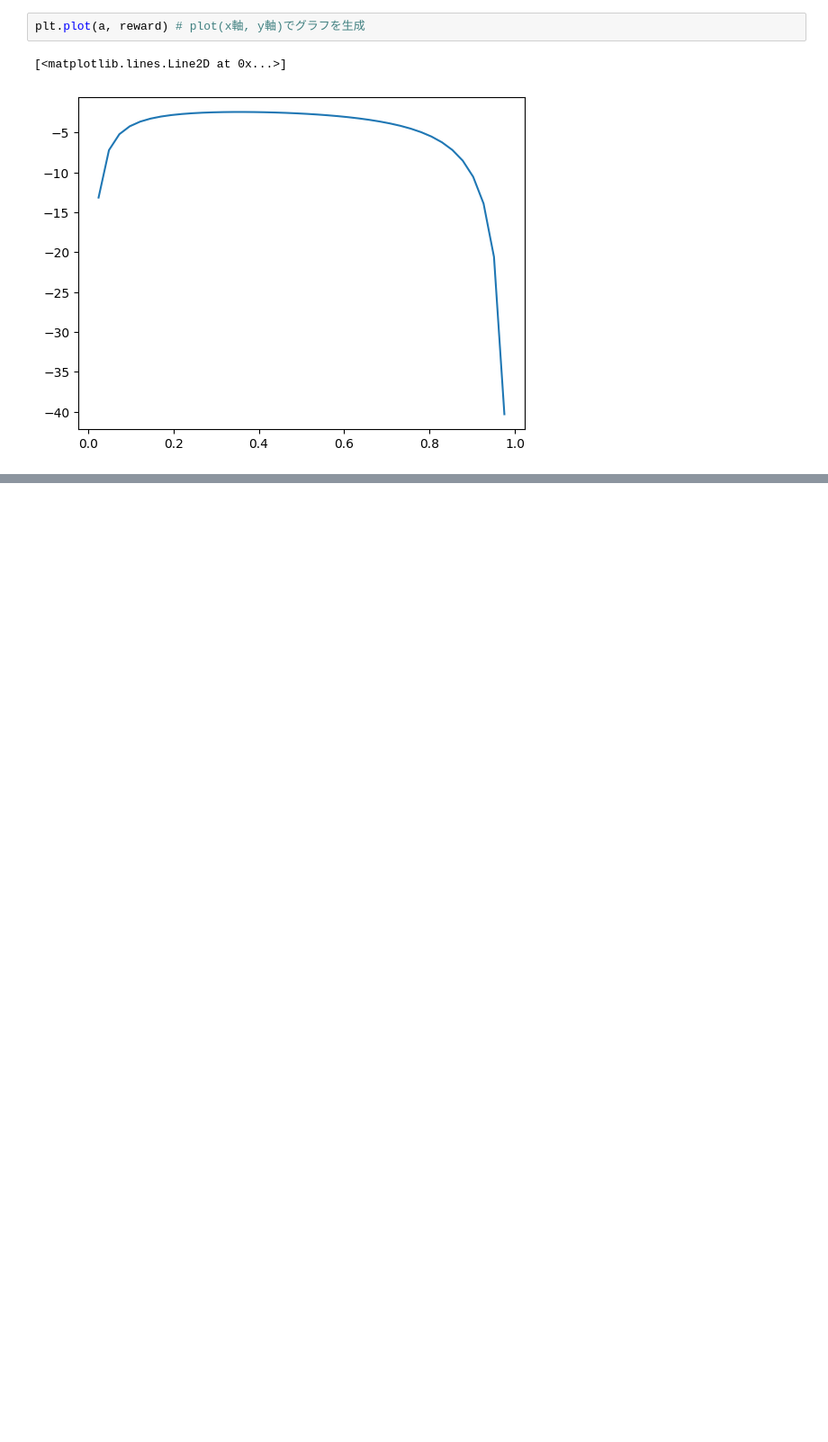
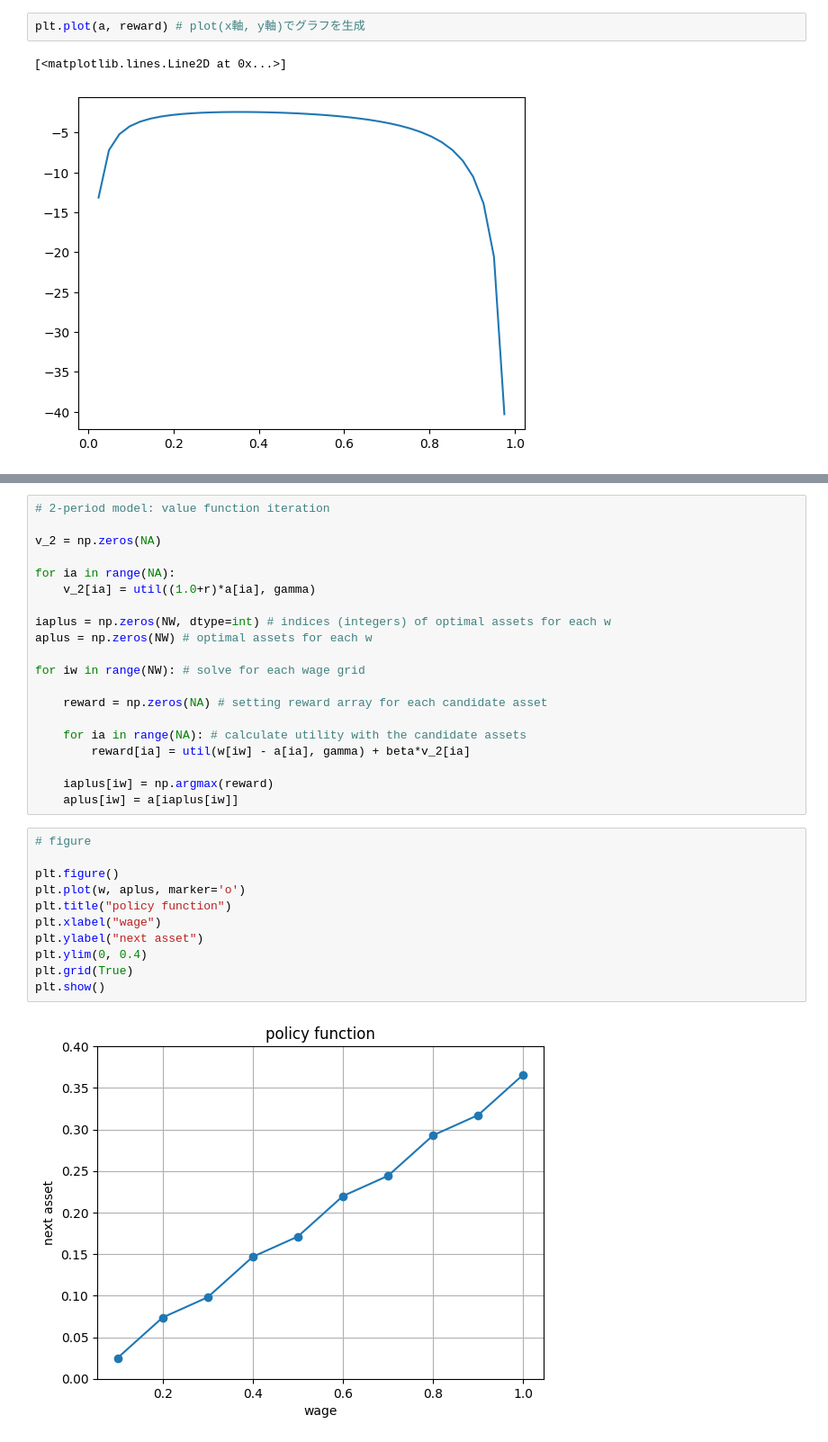
Before and after one commit to Katsushi-Nakanishi/quant-macro, a Jupyter notebook: AssetFunction_gridsearch.ipynb, the cells around one changed output, grey strips where cells are left out. Shown at 90% size. Drawn from its saved outputs; the diff is of its cells as text; blank space fills up the shorter version.

```diff
--- a/AssetFunction_gridsearch.ipynb
+++ b/AssetFunction_gridsearch.ipynb
@@ -61,0 +91,33 @@ plt.plot(a, reward) # plot(x軸, y軸)でグラフを生成
+# %%
+# 2-period model: value function iteration
+
+v_2 = np.zeros(NA)
+
+for ia in range(NA):
+    v_2[ia] = util((1.0+r)*a[ia], gamma)
+
+iaplus = np.zeros(NW, dtype=int) # indices (integers) of optimal assets for each w
+aplus = np.zeros(NW) # optimal assets for each w
+
+for iw in range(NW): # solve for each wage grid
+
+    reward = np.zeros(NA) # setting reward array for each candidate asset
+
+    for ia in range(NA): # calculate utility with the candidate assets
+        reward[ia] = util(w[iw] - a[ia], gamma) + beta*v_2[ia]
+
+    iaplus[iw] = np.argmax(reward)
+    aplus[iw] = a[iaplus[iw]]
+# %%
+# figure
+
+plt.figure()
+plt.plot(w, aplus, marker='o')
+plt.title("policy function")
+plt.xlabel("wage")
+plt.ylabel("next asset")
+plt.ylim(0, 0.4)
+plt.grid(True)
+plt.show()
+# %% [output]
+[figure, added]
```
Also changed, not shown: parts of 7 cells of this notebook.
